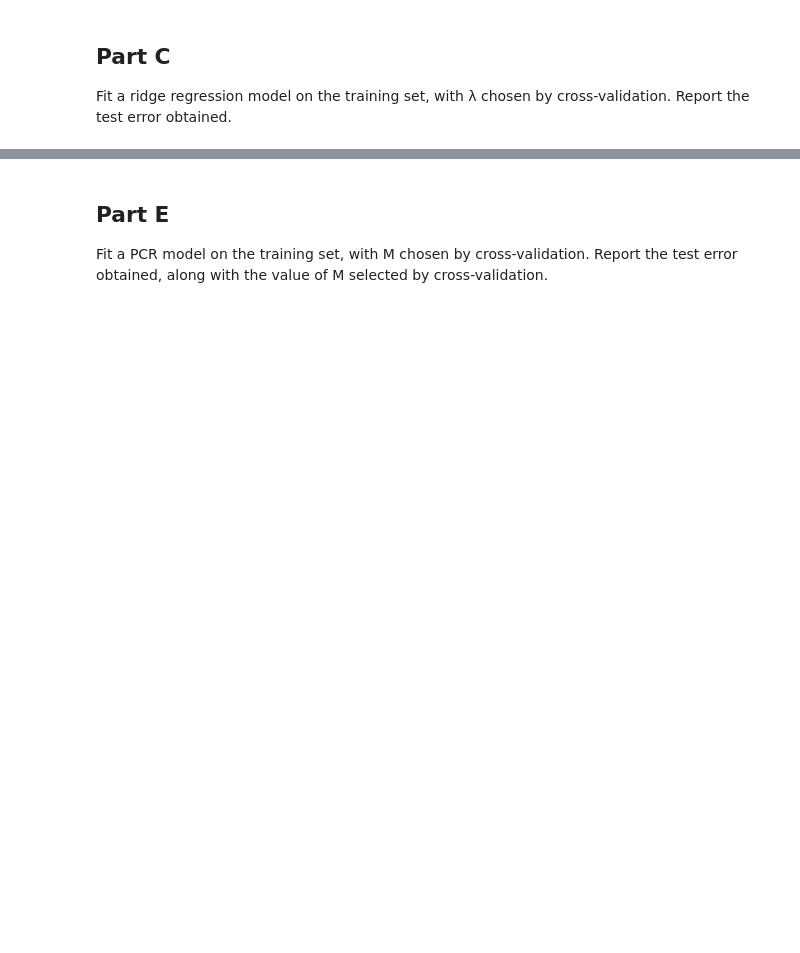
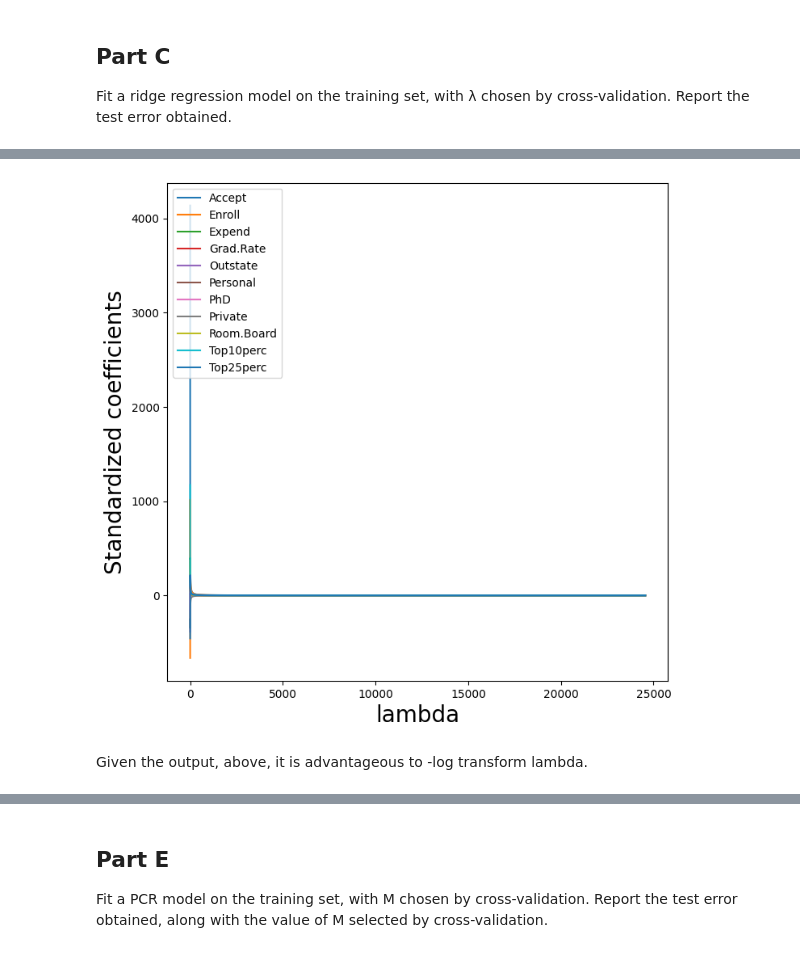
Before and after one commit to rcwaterman/DSE6111, a Jupyter notebook: Module_5/Chapter_6_Exercises/Chapter_6_Exercises.ipynb, the cells around one changed output, grey strips where cells are left out. Cells and saved outputs as stored; diff of their text form; code cells hidden in the pictures; blank space fills up the shorter version.

```diff
--- a/Module_5/Chapter_6_Exercises/Chapter_6_Exercises.ipynb
+++ b/Module_5/Chapter_6_Exercises/Chapter_6_Exercises.ipynb
@@ -48,0 +220,5 @@ Fit a linear model using least squares on the training set, and report the test
+# %%
+training_MSE = sklearn_selected(sm.OLS,
+                                    strategy)
+training_MSE.fit(training_data, Y)
+training_MSE.selected_state_
@@ -48,0 +243,6 @@ Fit a linear model using least squares on the training set, and report the test
+# %%
+training_Cp = sklearn_selected(sm.OLS,
+                                strategy,
+                                scoring=neg_Cp)
+training_Cp.fit(training_data, Y)
+training_Cp.selected_state_
@@ -52,0 +292,19 @@ Fit a ridge regression model on the training set, with λ chosen by cross-valida
+# %%
+X = training_data[list(training_Cp.selected_state_)]
+Y = training_data['Apps']
+
+Xs = X - np.array(X.mean(0))[None,:]
+X_scale = X.std(0)
+Xs = Xs / np.array(X_scale)[None,:]
+lambdas = 10**np.linspace(8, -2, 100) / Y.std()
+
+soln_array = skl.ElasticNet.path(Xs,
+                                Y,
+                                l1_ratio=0.,
+                                alphas=lambdas)[1]
+# %%
+soln_path = pd.DataFrame(soln_array.T,
+                        columns=X.columns,
+                        index=lambdas)
+soln_path.index.name = 'lambda'
+soln_path
@@ -52,0 +326,10 @@ Fit a ridge regression model on the training set, with λ chosen by cross-valida
+# %%
+path_fig, ax = plt.subplots(figsize=(8,8))
+soln_path.plot(ax=ax, legend=False)
+ax.set_xlabel('lambda', fontsize=20)
+ax.set_ylabel('Standardized coefficients', fontsize=20)
+ax.legend(loc='upper left');
+# %% [output]
+[figure, added]
+# %% [markdown]
+Given the output, above, it is advantageous to -log transform lambda.
```
Also changed, not shown: parts of 85 cells of this notebook, 7 other files.
